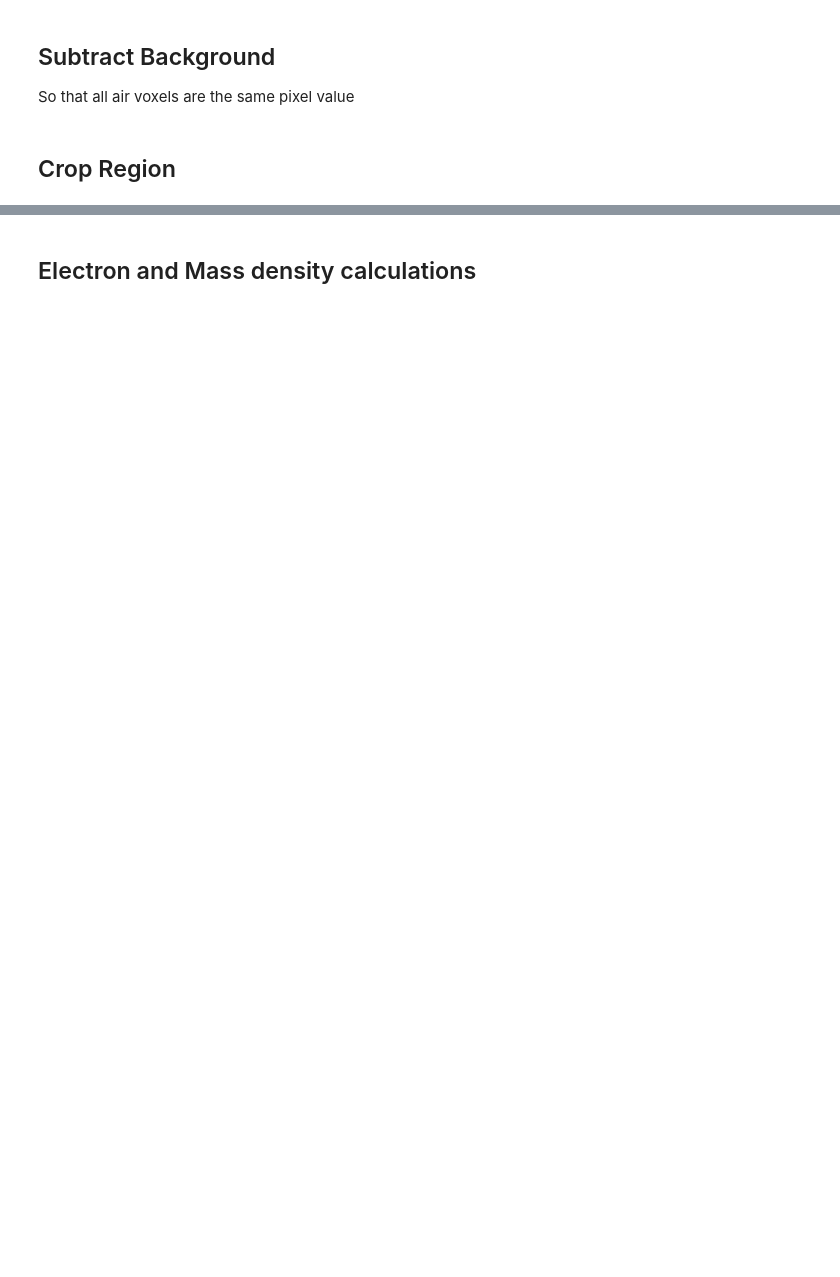
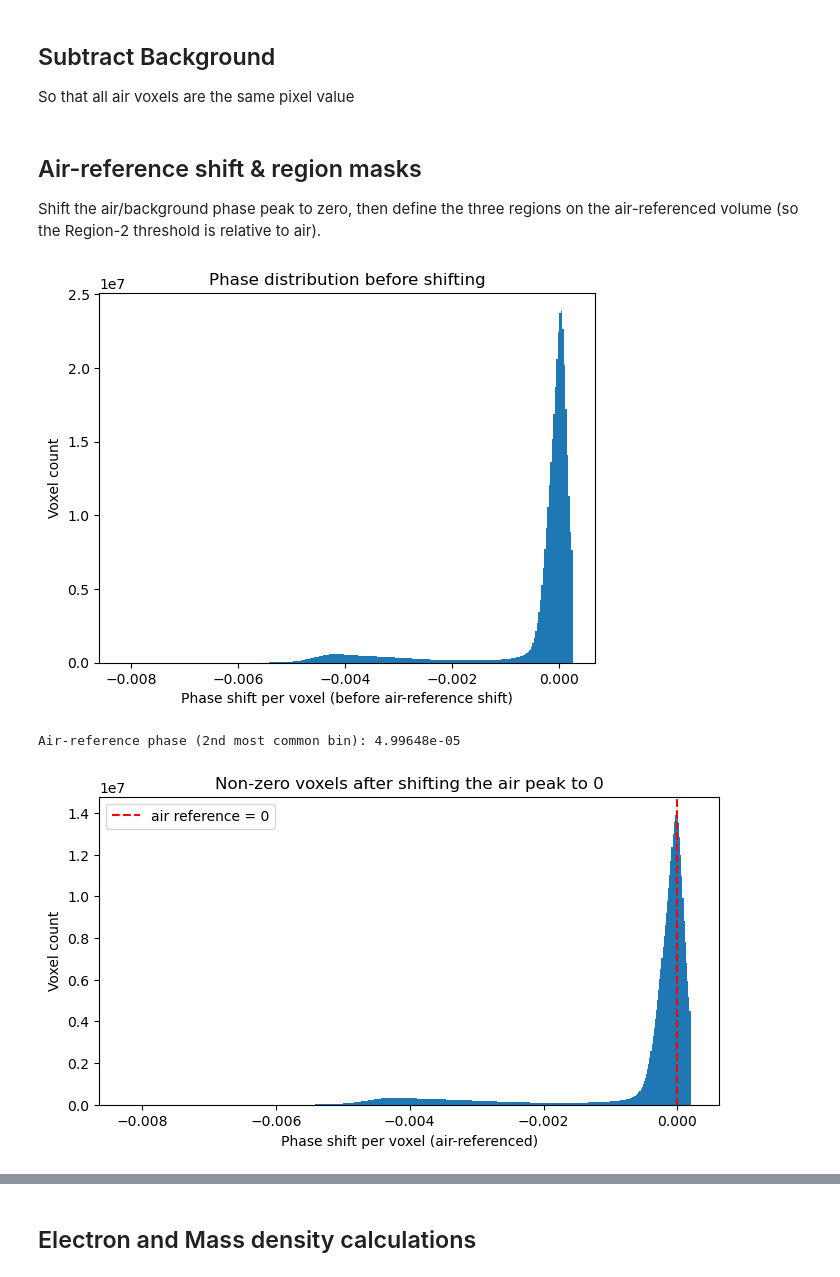
Before and after one commit to levijh1/TomoMono, a Jupyter notebook: densityConversion.ipynb, the cells around one changed output, grey strips where cells are left out. Cells and saved outputs as stored; diff of their text form; code cells hidden in the pictures; blank space fills up the shorter version.

Commit message:
Successful density conversion

```diff
--- a/densityConversion.ipynb
+++ b/densityConversion.ipynb
@@ -200,7 +214,7 @@ def _crop_to_template(image, template):
     return image[y:y + w, x:x + h]
 
 # --- sample ~20 angles spread across the measured range -----------------------
-n_fit = 20
+n_fit = 10
 sample_idx = np.linspace(0, numAngles - 1, n_fit).astype(int)
 samp_ang = angles[sample_idx]          # real measured angles (radians)
 COL_CROP = 250                         # drop this many columns from each side
@@ -418,6 +449,50 @@ So that all air voxels are the same pixel value
 # %%
 # tomo_backgroundSubtract = tomo_new
 # %% [markdown]
-## Crop Region
+## Air-reference shift & region masks
+Shift the air/background phase peak to zero, then define the three regions on the air-referenced volume (so the Region-2 threshold is relative to air).
+# %%
+# ============================================================
+# Air-reference shift  (applied BEFORE the region masks below)
+# ============================================================
+# Move the air/background phase peak to 0 so that (a) the density conversions
+# give ~0 for air and positive values for material, and (b) the Region-2
+# threshold is defined relative to the air reference.
+vol_raw = tomo_scaled  # alias — no copy
+
+# --- phase distribution BEFORE the shift (object voxels only) ---------------
+plt.hist(vol_raw[vol_raw != 0].ravel(), 300)
+plt.xlabel('Phase shift per voxel (before air-reference shift)')
+plt.ylabel('Voxel count')
+plt.title('Phase distribution before shifting')
+plt.show()
+
+USE_SECOND_PEAK = True   # True -> 2nd most common bin (skips a residual zero spike)
+support = vol_raw != 0
+counts, edges = np.histogram(vol_raw[support].ravel(), bins=512)
+peak_idx = np.argsort(counts)[-2 if USE_SECOND_PEAK else -1]
+phase_ref = 0.5 * (edges[peak_idx] + edges[peak_idx + 1])
+print(f"Air-reference phase ({'2nd' if USE_SECOND_PEAK else '1st'} most common bin): {phase_ref:.6g}")
+
+# Shift object voxels only; the exact-zero background is left untouched.
+np.subtract(vol_raw, phase_ref, where=support, out=vol_raw)
+
+# --- phase distribution AFTER the shift — air peak now at 0 ------------------
+counts_s, edges_s = np.histogram(vol_raw[support].ravel(), bins=512)
+centers_s = 0.5 * (edges_s[:-1] + edges_s[1:])
+plt.figure(figsize=(8, 4))
+plt.bar(centers_s, counts_s, width=np.diff(edges_s), align='center')
+plt.axvline(0, color='red', linestyle='--', label='air reference = 0')
+plt.xlabel('Phase shift per voxel (air-referenced)')
+plt.ylabel('Voxel count')
+plt.title('Non-zero voxels after shifting the air peak to 0')
+plt.legend()
+plt.show()
+
+del support, counts, edges, counts_s, edges_s
+# %% [output]
+[figure, added]
+Air-reference phase (2nd most common bin): 4.99648e-05
+[figure, added]
 # %%
 # ============================================================
```
Also changed, not shown: parts of 27 cells of this notebook, 3 other files.
